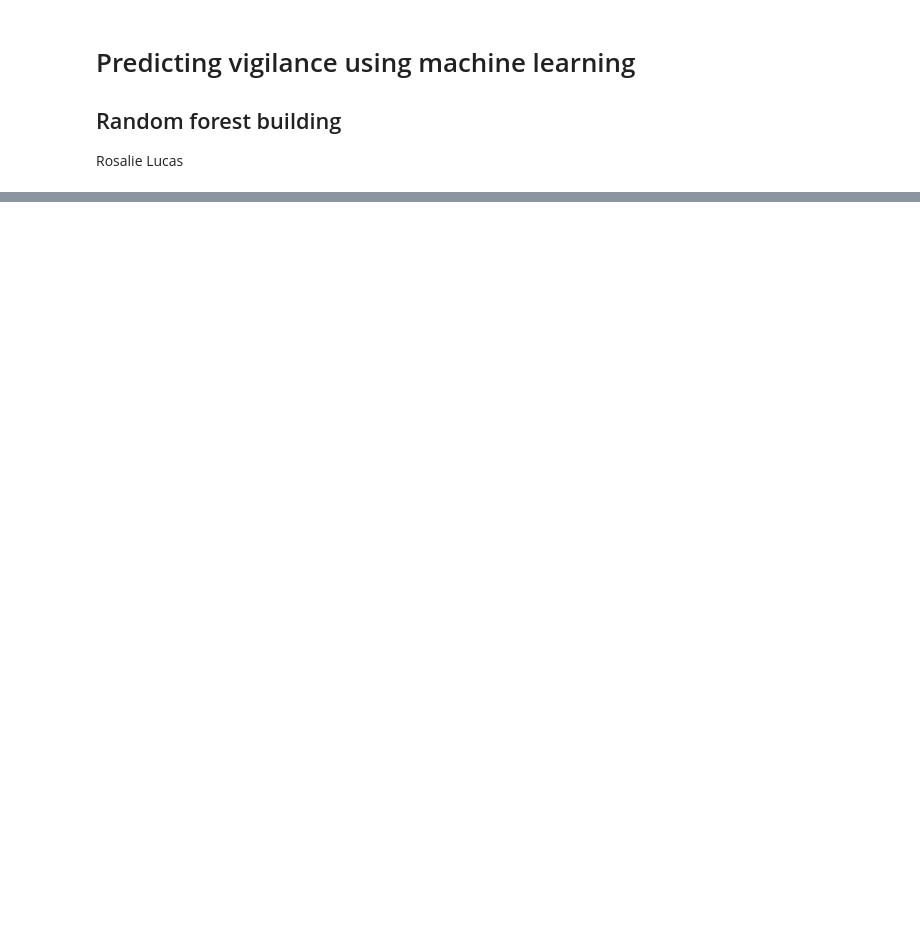
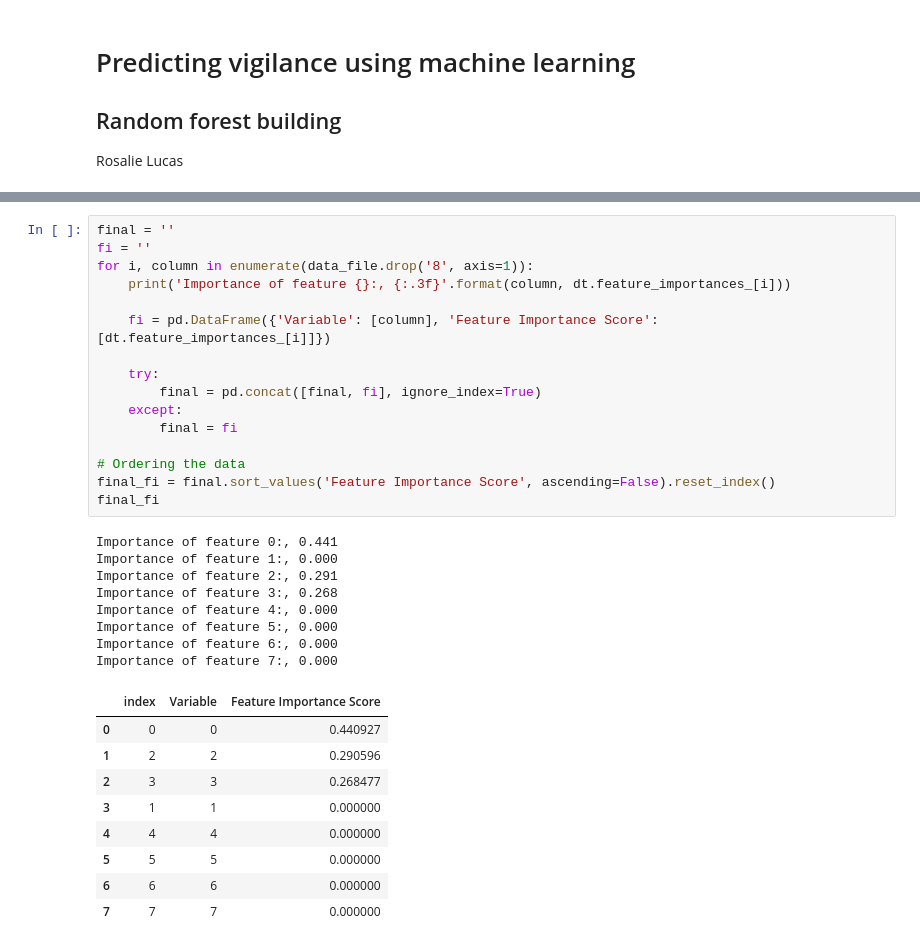
Before and after one commit to rooslucas/Bachelor-Thesis, a Jupyter notebook: vigilance_random_forest.ipynb, the cells around one changed output, grey strips where cells are left out. Cells and saved outputs as stored; diff of their text form; blank space fills up the shorter version.

```diff
--- a/vigilance_random_forest.ipynb
+++ b/vigilance_random_forest.ipynb
@@ -64,0 +97,34 @@ X_train, X_test, Y_train, Y_test = train_test_split(X, Y, train_size=0.8, test_s
+# %%
+final = ''
+fi = ''
+for i, column in enumerate(data_file.drop('8', axis=1)):
+    print('Importance of feature {}:, {:.3f}'.format(column, dt.feature_importances_[i]))
+
+    fi = pd.DataFrame({'Variable': [column], 'Feature Importance Score': [dt.feature_importances_[i]]})
+
+    try:
+        final = pd.concat([final, fi], ignore_index=True)
+    except:
+        final = fi
+
+# Ordering the data
+final_fi = final.sort_values('Feature Importance Score', ascending=False).reset_index()
+final_fi
+# %% [output]
+Importance of feature 0:, 0.441
+Importance of feature 1:, 0.000
+Importance of feature 2:, 0.291
+Importance of feature 3:, 0.268
+Importance of feature 4:, 0.000
+Importance of feature 5:, 0.000
+Importance of feature 6:, 0.000
+Importance of feature 7:, 0.000
+|  | index | Variable | Feature Importance Score |
+| 0 | 0 | 0 | 0.440927 |
+| 1 | 2 | 2 | 0.290596 |
+| 2 | 3 | 3 | 0.268477 |
+| 3 | 1 | 1 | 0.000000 |
+| 4 | 4 | 4 | 0.000000 |
+| 5 | 5 | 5 | 0.000000 |
+| 6 | 6 | 6 | 0.000000 |
+| 7 | 7 | 7 | 0.000000 |
```
Also changed, not shown: parts of 10 cells of this notebook.
